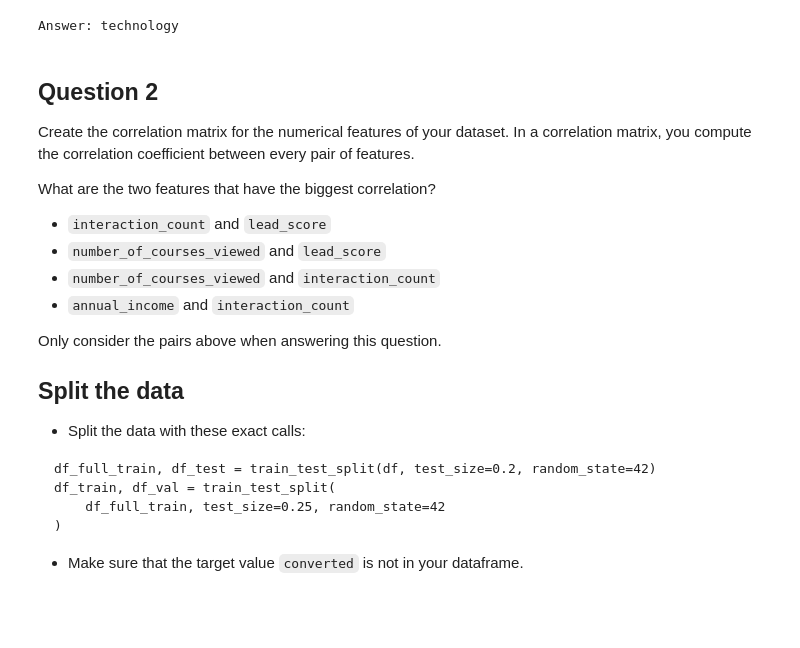
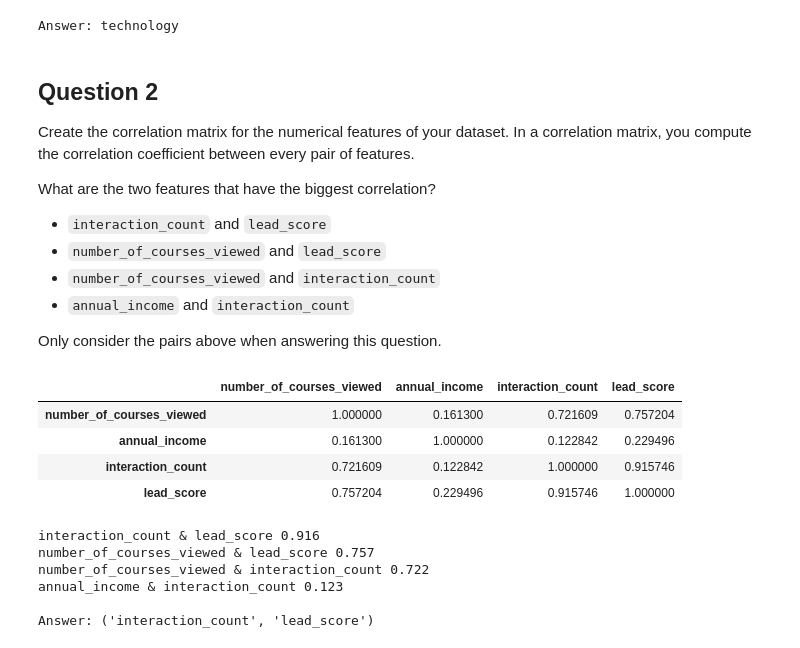
Before and after one commit to song2siren/machine-learning-zoomcamp-homework, a Jupyter notebook: 03-classification/homework.ipynb, the cells around one changed output. Cells and saved outputs as stored; diff of their text form; code cells hidden in the pictures; blank space fills up the shorter version.

````diff
--- a/03-classification/homework.ipynb
+++ b/03-classification/homework.ipynb
@@ -129,15 +119,34 @@ What are the two features that have the biggest correlation?
 - ```annual_income``` and ```interaction_count```
 
 Only consider the pairs above when answering this question.
-
-## Split the data
-- Split the data with these exact calls:
-
-```
-df_full_train, df_test = train_test_split(df, test_size=0.2, random_state=42)
-df_train, df_val = train_test_split(
-    df_full_train, test_size=0.25, random_state=42
-)
-```
-
-- Make sure that the target value ```converted``` is not in your dataframe.
+# %%
+# Build the correlation matrix
+corr = df[numerical].corr()
+corr
+# %% [output]
+|  | number_of_courses_viewed | annual_income | interaction_count | lead_score |
+| number_of_courses_viewed | 1.000000 | 0.161300 | 0.721609 | 0.757204 |
+| annual_income | 0.161300 | 1.000000 | 0.122842 | 0.229496 |
+| interaction_count | 0.721609 | 0.122842 | 1.000000 | 0.915746 |
+| lead_score | 0.757204 | 0.229496 | 0.915746 | 1.000000 |
+# %%
+# Print the 4 pairs from the answer options
+pairs = [
+    ('interaction_count', 'lead_score'),
+    ('number_of_courses_viewed', 'lead_score'),
+    ('number_of_courses_viewed', 'interaction_count'),
+    ('annual_income', 'interaction_count'),
+]
+
+for a, b in pairs:
+    print(a, '&', b, round(corr.loc[a, b], 3))
+
+answer = max(pairs, key=lambda p: abs(corr.loc[p[0], p[1]]))
+print('\nAnswer:', answer)
+# %% [output]
+interaction_count & lead_score 0.916
+number_of_courses_viewed & lead_score 0.757
+number_of_courses_viewed & interaction_count 0.722
+annual_income & interaction_count 0.123
+
+Answer: ('interaction_count', 'lead_score')
````
Also changed, not shown: parts of 16 cells of this notebook.
